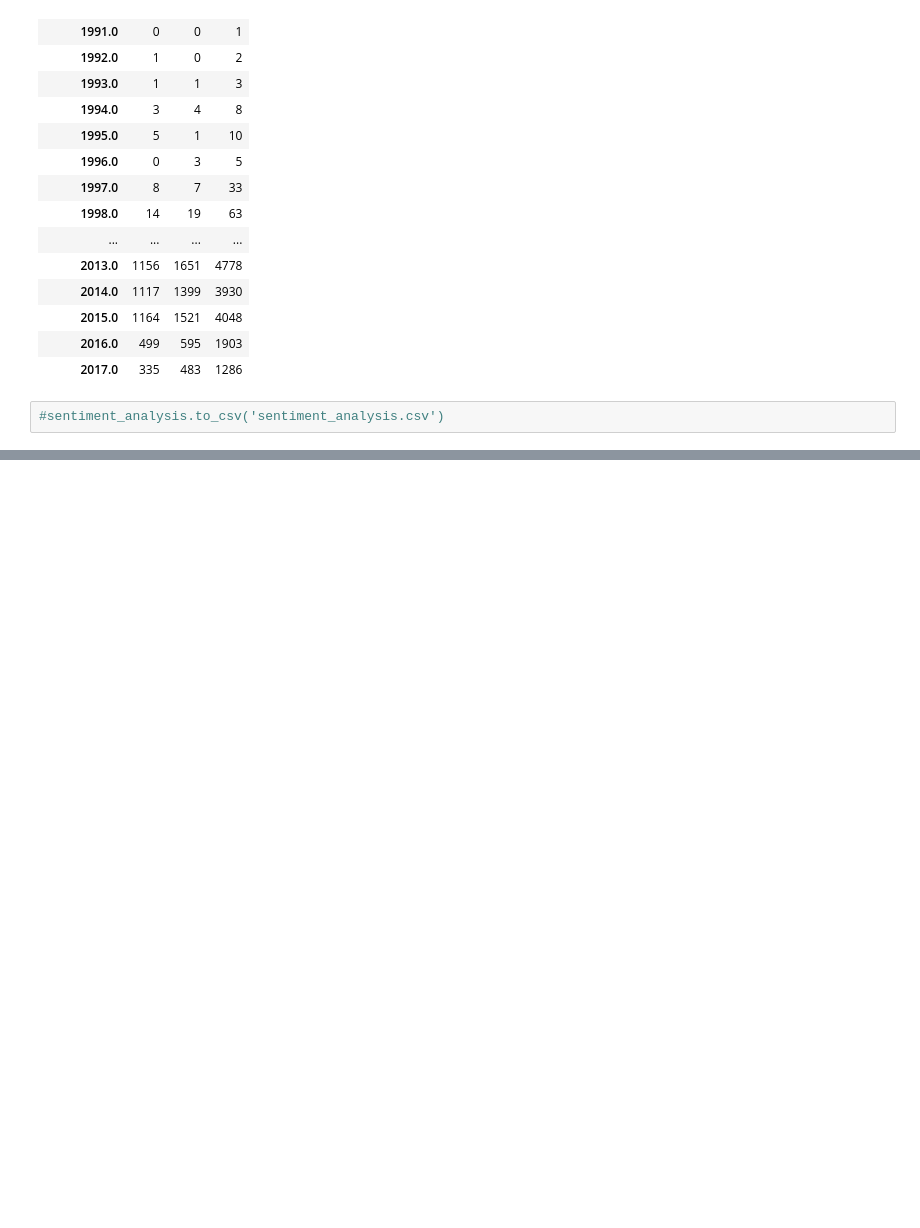
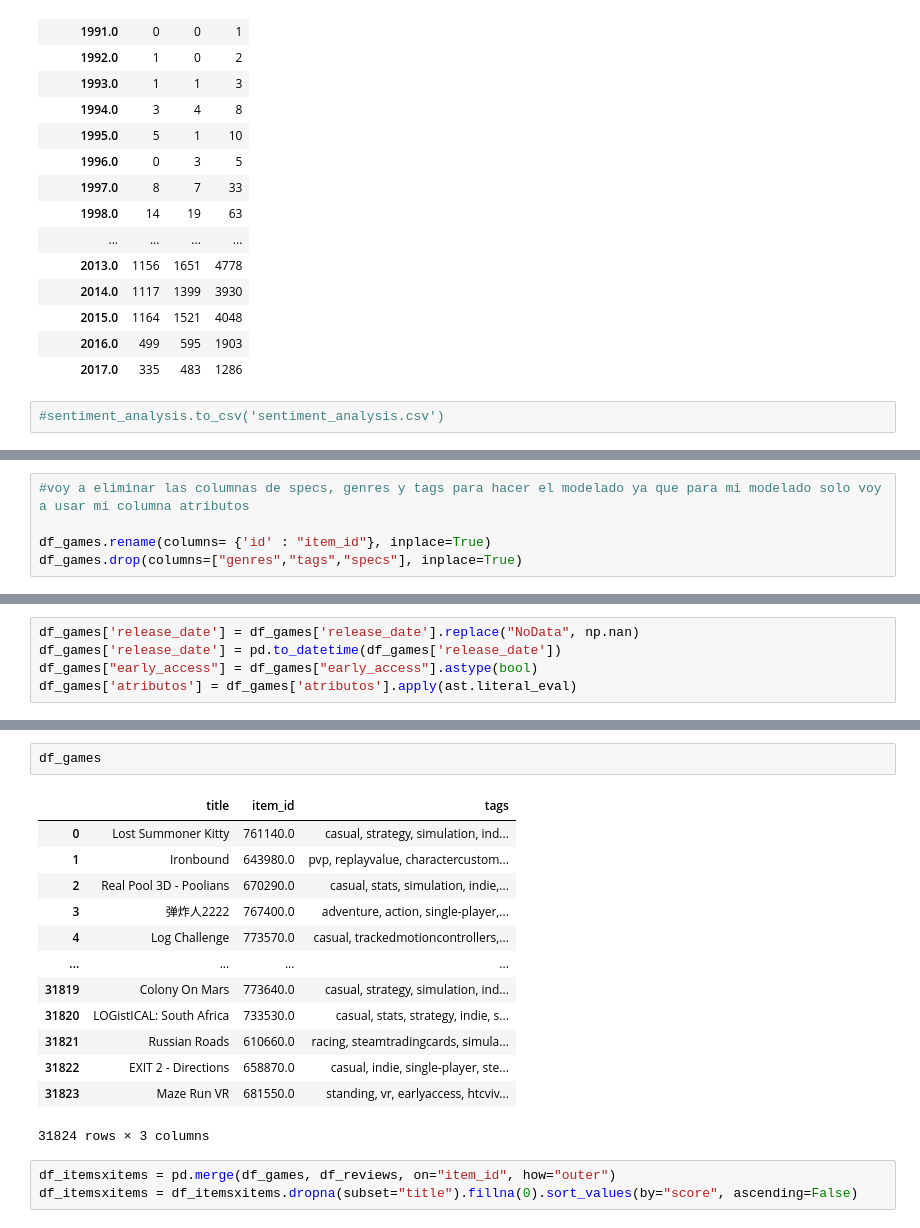
Before and after one commit to NicoJSuarez2/steam_games_project, a Jupyter notebook: API_DataFrames.ipynb, the cells around one changed output, grey strips where cells are left out. Saved outputs shown, nothing was run; the diff lists cells and outputs as text; blank space fills up the shorter version.

```diff
--- a/Paso2_PreposesamientoDeDatos.ipynb
+++ b/API_DataFrames.ipynb
@@ -501,0 +634,5 @@ sentiment_analysis
+# %%
+#voy a eliminar las columnas de specs, genres y tags para hacer el modelado ya que para mi modelado solo voy a usar mi columna atributos
+
+df_games.rename(columns= {'id' : "item_id"}, inplace=True)
+df_games.drop(columns=["genres","tags","specs"], inplace=True)
@@ -501,0 +653,5 @@ sentiment_analysis
+# %%
+df_games['release_date'] = df_games['release_date'].replace("NoData", np.nan)
+df_games['release_date'] = pd.to_datetime(df_games['release_date'])
+df_games["early_access"] = df_games["early_access"].astype(bool)
+df_games['atributos'] = df_games['atributos'].apply(ast.literal_eval)
@@ -501,0 +722,19 @@ sentiment_analysis
+# %%
+df_games
+# %% [output]
+|  | title | item_id | tags |
+| 0 | Lost Summoner Kitty | 761140.0 | casual, strategy, simulation, ind... |
+| 1 | Ironbound | 643980.0 | pvp, replayvalue, charactercustom... |
+| 2 | Real Pool 3D - Poolians | 670290.0 | casual, stats, simulation, indie,... |
+| 3 | 弹炸人2222 | 767400.0 | adventure, action, single-player,... |
+| 4 | Log Challenge | 773570.0 | casual, trackedmotioncontrollers,... |
+| ... | ... | ... | ... |
+| 31819 | Colony On Mars | 773640.0 | casual, strategy, simulation, ind... |
+| 31820 | LOGistICAL: South Africa | 733530.0 | casual, stats, strategy, indie, s... |
+| 31821 | Russian Roads | 610660.0 | racing, steamtradingcards, simula... |
+| 31822 | EXIT 2 - Directions | 658870.0 | casual, indie, single-player, ste... |
+| 31823 | Maze Run VR | 681550.0 | standing, vr, earlyaccess, htcviv... |
+31824 rows × 3 columns
+# %%
+df_itemsxitems = pd.merge(df_games, df_reviews, on="item_id", how="outer")
+df_itemsxitems = df_itemsxitems.dropna(subset="title").fillna(0).sort_values(by="score", ascending=False)
```
Also changed, not shown: parts of 40 cells of this notebook, 7 other files.
